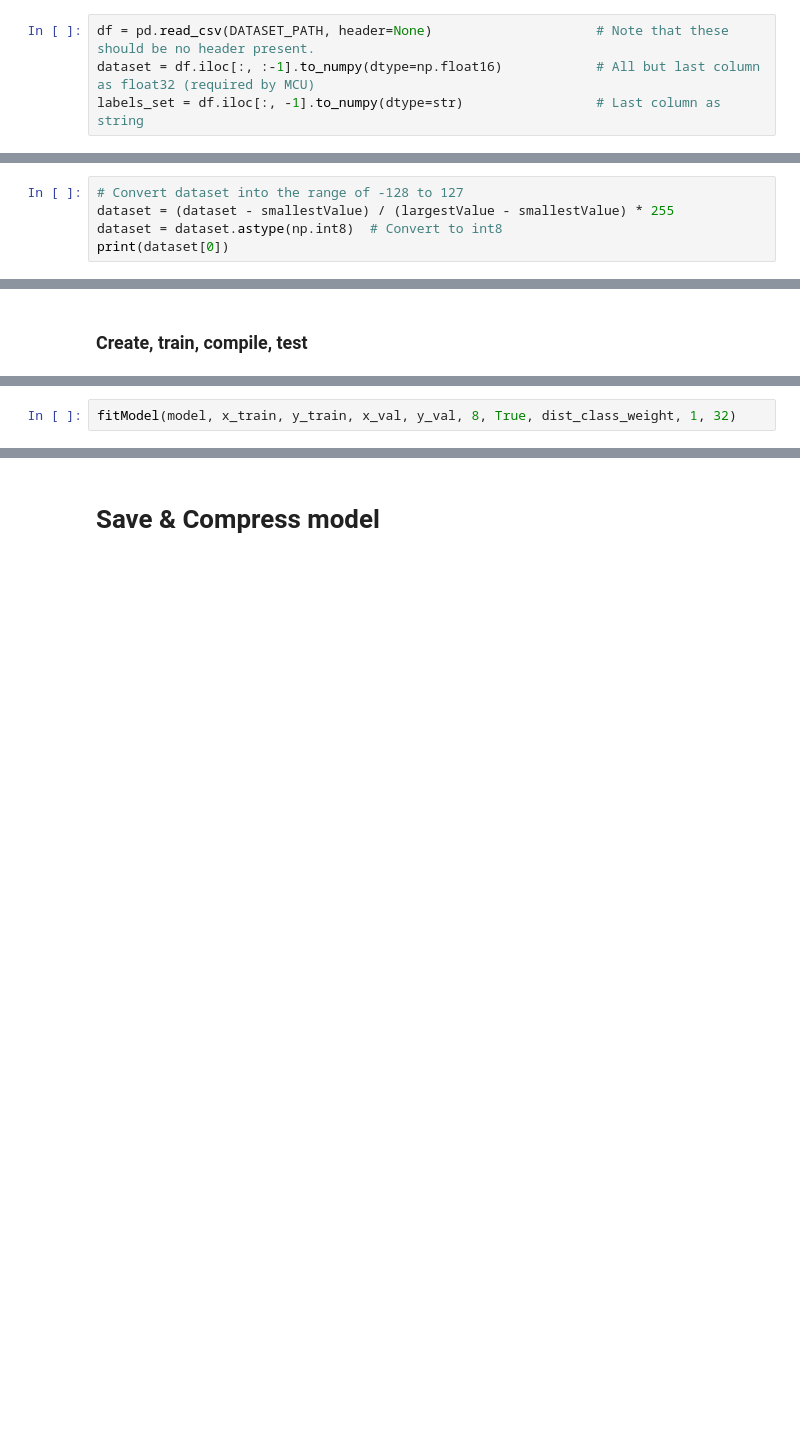
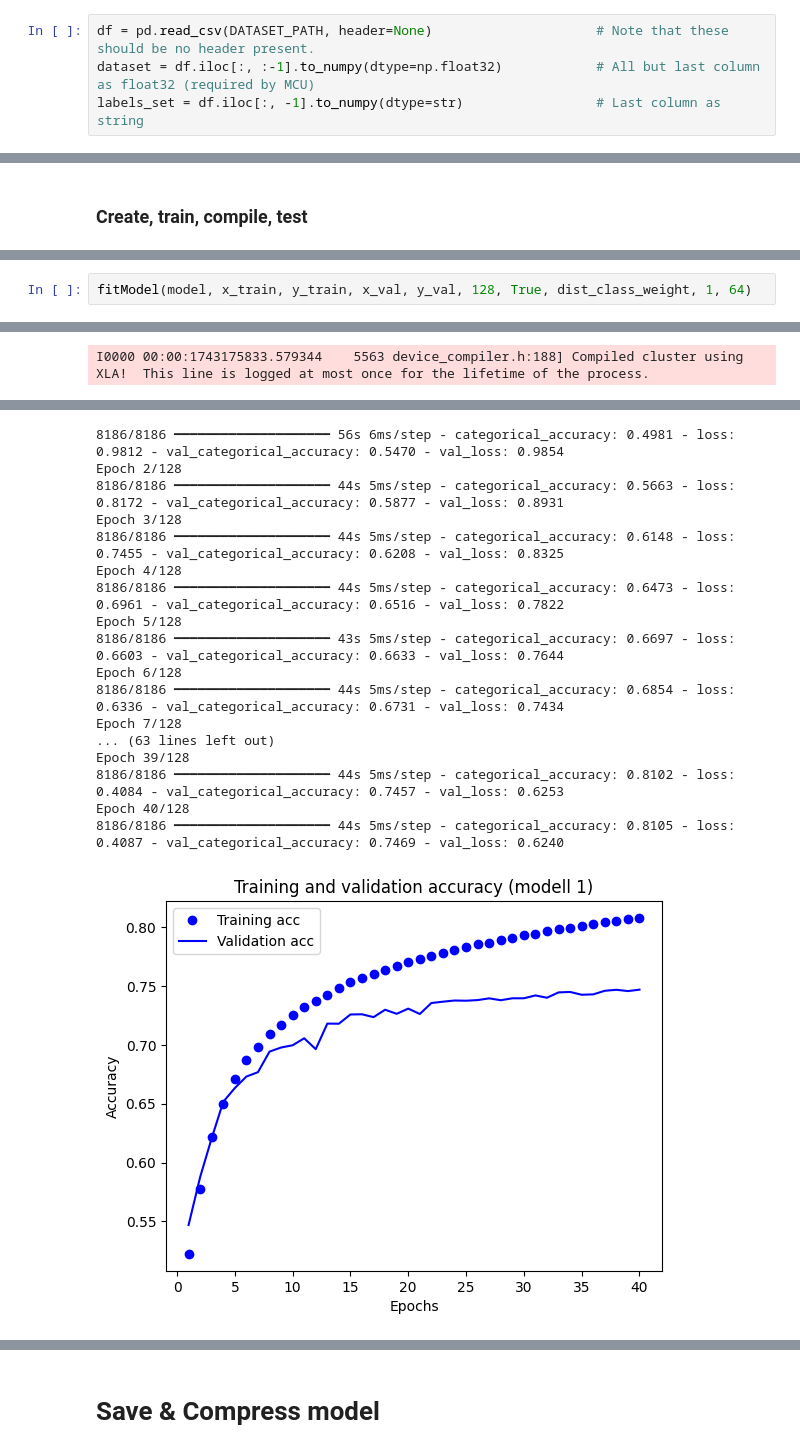
Before and after one commit to williamfridh/Vehicle-Classifying-and-Counting-Convolution-Neural-Networks-Onboard-Cost-Efficient-Microcontrollers, a Jupyter notebook: Model/model_1.ipynb, the cells around one changed output, grey strips where cells are left out. Cells and saved outputs as stored; diff of their text form; blank space fills up the shorter version.

```diff
--- a/Model/model_1.ipynb
+++ b/Model/model_1.ipynb
@@ -69,5 +69,5 @@ def convert_bytes(size, unit=None):
 # Importa Data
 # %%
 df = pd.read_csv(DATASET_PATH, header=None)                     # Note that these should be no header present.
-dataset = df.iloc[:, :-1].to_numpy(dtype=np.float16)            # All but last column as float32 (required by MCU)
+dataset = df.iloc[:, :-1].to_numpy(dtype=np.float32)            # All but last column as float32 (required by MCU)
 labels_set = df.iloc[:, -1].to_numpy(dtype=str)                 # Last column as string
@@ -82,5 +73,0 @@ Smallest value in dataset:  -632.5
-# %%
-# Convert dataset into the range of -128 to 127
-dataset = (dataset - smallestValue) / (largestValue - smallestValue) * 255
-dataset = dataset.astype(np.int8)  # Convert to int8
-print(dataset[0])
@@ -329,3 +303,3 @@ Model: "sequential_1"
 # %%
-fitModel(model, x_train, y_train, x_val, y_val, 8, True, dist_class_weight, 1, 32)
+fitModel(model, x_train, y_train, x_val, y_val, 128, True, dist_class_weight, 1, 64)
 # %% [output]
@@ -340,0 +316 @@ KeyboardInterrupt:
+I0000 00:00:1743175833.579344    5563 device_compiler.h:188] Compiled cluster using XLA!  This line is logged at most once for the lifetime of the process.
@@ -340,0 +328,18 @@ KeyboardInterrupt:
+8186/8186 ━━━━━━━━━━━━━━━━━━━━ 56s 6ms/step - categorical_accuracy: 0.4981 - loss: 0.9812 - val_categorical_accuracy: 0.5470 - val_loss: 0.9854
+Epoch 2/128
+8186/8186 ━━━━━━━━━━━━━━━━━━━━ 44s 5ms/step - categorical_accuracy: 0.5663 - loss: 0.8172 - val_categorical_accuracy: 0.5877 - val_loss: 0.8931
+Epoch 3/128
+8186/8186 ━━━━━━━━━━━━━━━━━━━━ 44s 5ms/step - categorical_accuracy: 0.6148 - loss: 0.7455 - val_categorical_accuracy: 0.6208 - val_loss: 0.8325
+Epoch 4/128
+8186/8186 ━━━━━━━━━━━━━━━━━━━━ 44s 5ms/step - categorical_accuracy: 0.6473 - loss: 0.6961 - val_categorical_accuracy: 0.6516 - val_loss: 0.7822
+Epoch 5/128
+8186/8186 ━━━━━━━━━━━━━━━━━━━━ 43s 5ms/step - categorical_accuracy: 0.6697 - loss: 0.6603 - val_categorical_accuracy: 0.6633 - val_loss: 0.7644
+Epoch 6/128
+8186/8186 ━━━━━━━━━━━━━━━━━━━━ 44s 5ms/step - categorical_accuracy: 0.6854 - loss: 0.6336 - val_categorical_accuracy: 0.6731 - val_loss: 0.7434
+Epoch 7/128
+... (63 lines left out)
+Epoch 39/128
+8186/8186 ━━━━━━━━━━━━━━━━━━━━ 44s 5ms/step - categorical_accuracy: 0.8102 - loss: 0.4084 - val_categorical_accuracy: 0.7457 - val_loss: 0.6253
+Epoch 40/128
+8186/8186 ━━━━━━━━━━━━━━━━━━━━ 44s 5ms/step - categorical_accuracy: 0.8105 - loss: 0.4087 - val_categorical_accuracy: 0.7469 - val_loss: 0.6240
+[figure, added]
```
Also changed, not shown: parts of 14 cells of this notebook.
